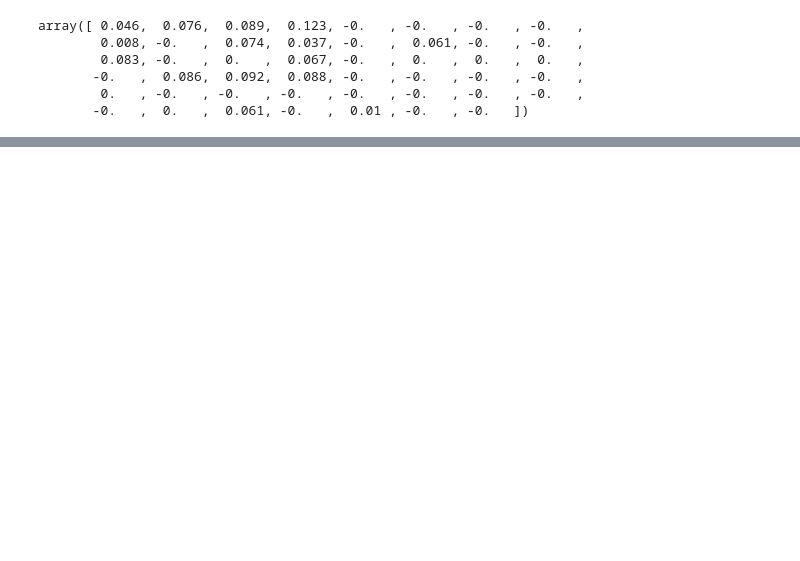
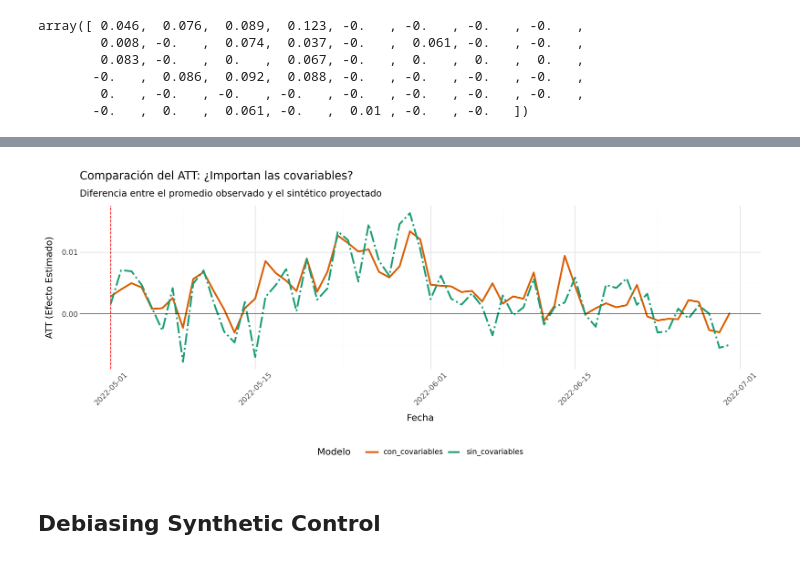
Before and after one commit to Sechi42/Causal_Inference-with-python, a Jupyter notebook: ch09/Syntetic_Control.ipynb, the cells around one changed output, grey strips where cells are left out. Cells and saved outputs as stored; diff of their text form; code cells hidden in the pictures; blank space fills up the shorter version.

Commit message:
se termina la sección de control sinteticon con covariables y sus diferencias

```diff
--- a/ch09/Syntetic_Control.ipynb
+++ b/ch09/Syntetic_Control.ipynb
@@ -568,0 +569,5 @@ array([1.80162517, 0.00311636])
+# %%
+w_cov = find_w_given_vs(v_solution.x,
+    [y_pre_co, x_pre_co],
+    y_pre_tr.drop("date").to_pandas().mean(axis=1)).get("w").round(3)
+w_cov
@@ -568,0 +581,13 @@ array([1.80162517, 0.00311636])
+# %%
+# Paso 1: Convertimos los DataFrames a numpy, quitando la columna "date"
+y_post_co_np = y_post_co.drop("date").to_numpy()
+x_post_co_np = x_post_co.drop("date").to_numpy()
+
+# Paso 2: Multiplicamos cada matriz por su respectivo v
+X_times_v = y_post_co_np * v_solution.x[0] + x_post_co_np * v_solution.x[1]
+
+# Paso 3: Producto matricial con los pesos w_cov
+y0_hat = X_times_v @ w_cov
+
+att = y_post_tr.drop("date").to_pandas().mean(axis=1) - y0_hat
+att
@@ -569,3 +607,48 @@ array([1.80162517, 0.00311636])
+# %%
+# 1. Preparar los datos del ATT para ambos modelos
+# Extraemos el promedio real de los tratados en el periodo post
+treated_avg_post = y_post_tr.drop("date").to_pandas().mean(axis=1).values
+
+# Creamos un DataFrame consolidado con Polars
+df_att_compare = (
+    y_post_tr.select("date")
+    .with_columns(
+        sin_covariables = treated_avg_post - y0_tr_hat.values,
+        con_covariables = treated_avg_post - y0_hat
+    )
+    # Transformamos a formato largo (tidy) para plotnine
+    .unpivot(
+        index="date",
+        variable_name="Modelo",
+        value_name="ATT"
+    )
+)
+
+# 2. Visualización con Plotnine
+(
+    ggplot(df_att_compare, aes(x="date", y="ATT", color="Modelo", linetype="Modelo"))
+    + geom_line(size=1.2)
+    + geom_hline(yintercept=0, color="black", alpha=0.5)
+    + geom_vline(xintercept=pd.to_datetime(tr_period), linetype="dashed", color="red")
+    + scale_color_manual(values={"sin_covariables": "#1b9e77", "con_covariables": "#d95f02"})
+    + scale_linetype_manual(values={"sin_covariables": "dashdot", "con_covariables": "solid"})
+    + labs(
+        title="Comparación del ATT: ¿Importan las covariables?",
+        subtitle="Diferencia entre el promedio observado y el sintético proyectado",
+        x="Fecha",
+        y="ATT (Efecto Estimado)"
+    )
+    + theme_minimal()
+    + theme(
+        axis_text_x=element_text(rotation=45),
+        figure_size=(12, 5),
+        legend_position="bottom"
+    )
+)
+# %% [output]
+[figure, added]
+# %% [markdown]
+## Debiasing Synthetic Control
 # %%
 import pandas as pd
 import numpy as np
```
Also changed, not shown: parts of 7 cells of this notebook, 1 other file.
